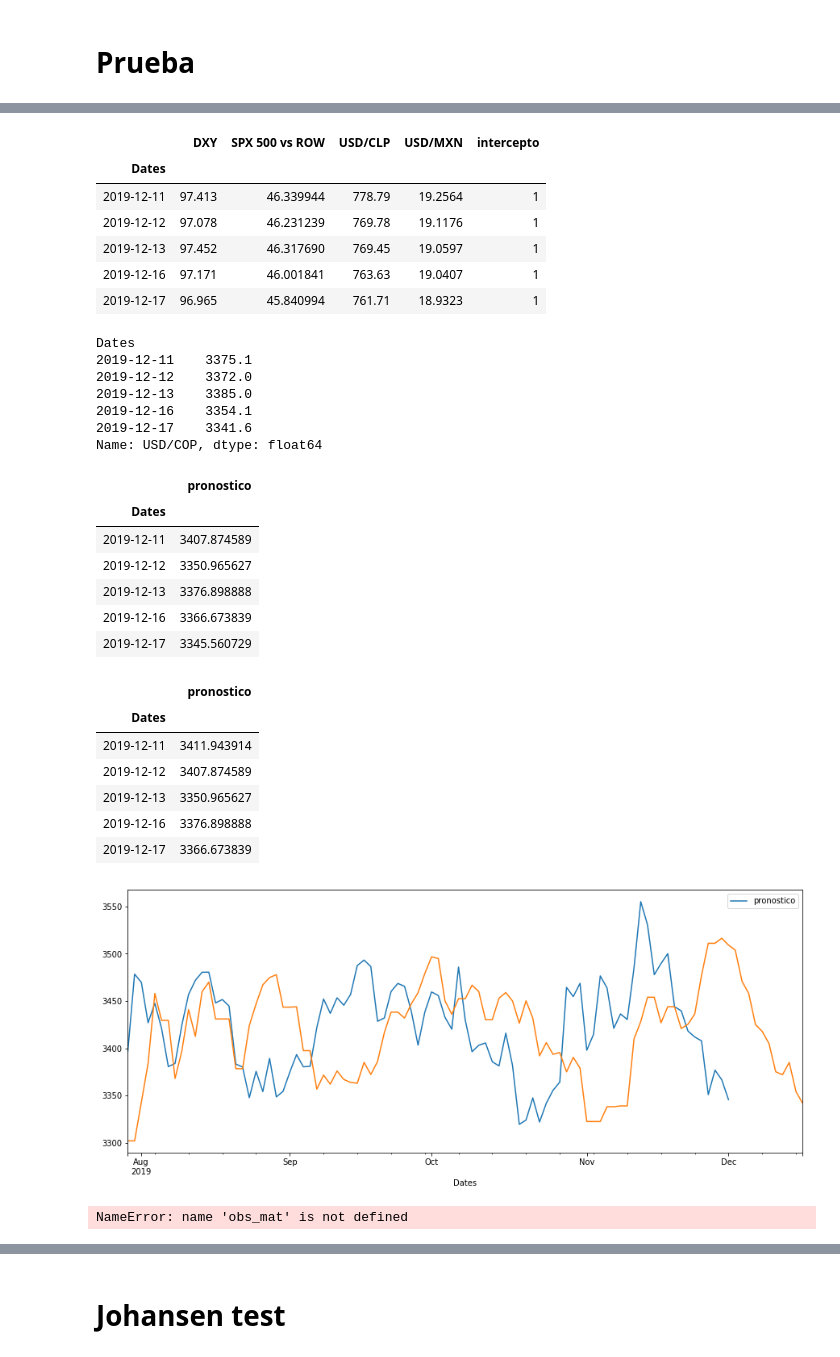
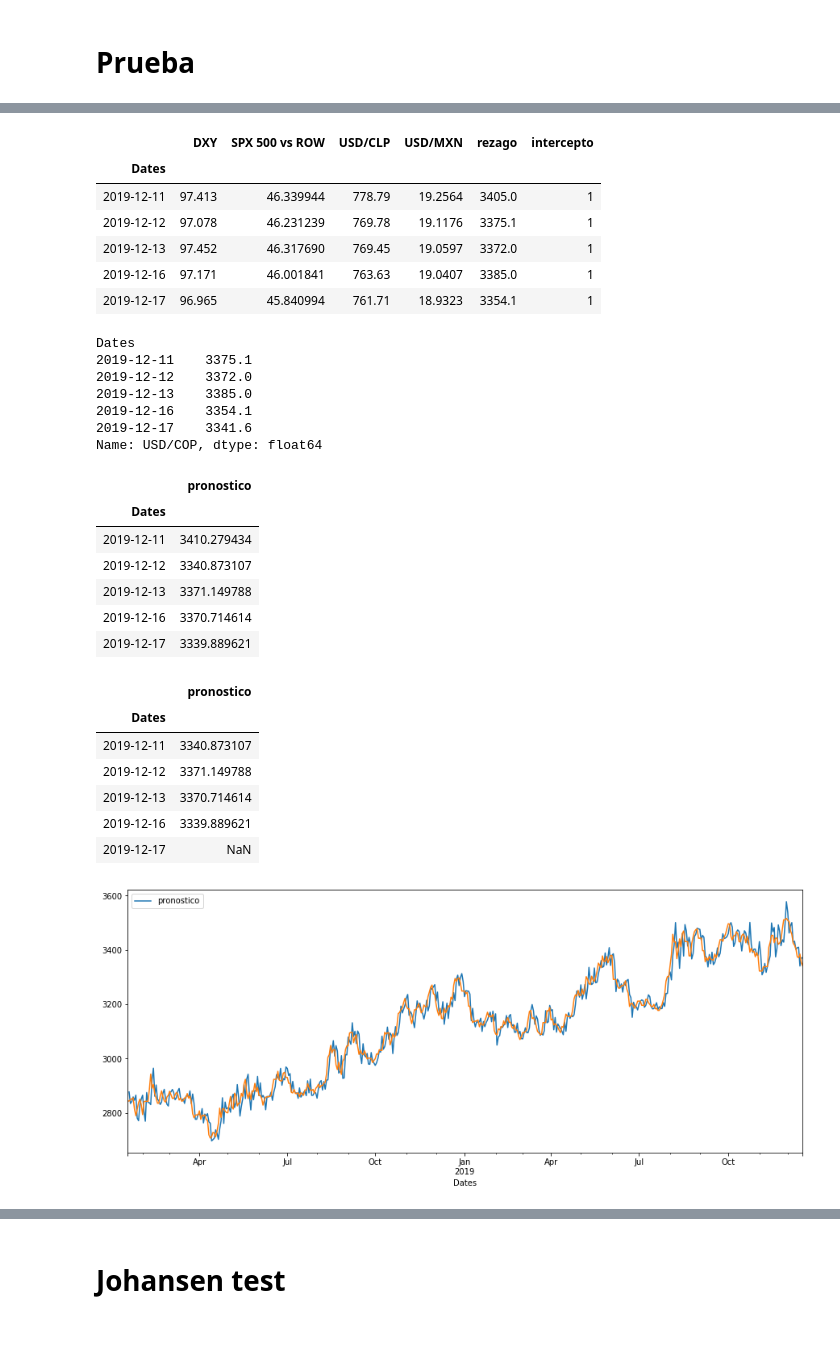
Before and after one commit to jdsuarez10/Kalman-Filter-Multivariado, a Jupyter notebook: Multivariate Kalman Filter - v2.ipynb, the cells around one changed output, grey strips where cells are left out. Cells and saved outputs as stored; diff of their text form; code cells hidden in the pictures.

```diff
--- a/Multivariate Kalman Filter - v2.ipynb
+++ b/Multivariate Kalman Filter - v2.ipynb
@@ -356,7 +356,7 @@ df_2=base[activos].shift(1)
 df=pd.DataFrame(base['USD/COP'])
 df=df.join(df_2).bfill()
 
-#f["rezago"]=base["USD/COP"].shift(1)
+df["rezago"]=base["USD/COP"].shift(1)
 # %%
 df.head()
 # %% [output]
@@ -435,7 +435,7 @@ len(base)
 # %% [output]
 1847
 # %%
-prueba=100
+prueba=1400
 betas_out=pd.DataFrame()
 for i in range(0,prueba+1):
     df_betas=(df[:len(df)-prueba+i])
@@ -497,15 +491,18 @@ betas.tail()
+# %%
+betas=betas[['DXY', 'SPX 500 vs ROW', 'USD/CLP', 'USD/MXN', 'rezago','intercept']]
 # %%
-precios_prueba=pd.DataFrame(base[betas.columns[:-1]])[betas_out.index[0]:].shift()
+precios_prueba=pd.DataFrame(df[betas.columns[:-1]])[betas_out.index[0]:]
+
 precios_prueba["intercepto"]=1
 precios_prueba.tail()
 # %% [output]
-|  | DXY | SPX 500 vs ROW | USD/CLP | USD/MXN | intercepto |
-| Dates |  |  |  |  |  |
-| 2019-12-11 | 97.413 | 46.339944 | 778.79 | 19.2564 | 1 |
-| 2019-12-12 | 97.078 | 46.231239 | 769.78 | 19.1176 | 1 |
-| 2019-12-13 | 97.452 | 46.317690 | 769.45 | 19.0597 | 1 |
-| 2019-12-16 | 97.171 | 46.001841 | 763.63 | 19.0407 | 1 |
-| 2019-12-17 | 96.965 | 45.840994 | 761.71 | 18.9323 | 1 |
+|  | DXY | SPX 500 vs ROW | USD/CLP | USD/MXN | rezago | intercepto |
+| Dates |  |  |  |  |  |  |
+| 2019-12-11 | 97.413 | 46.339944 | 778.79 | 19.2564 | 3405.0 | 1 |
+| 2019-12-12 | 97.078 | 46.231239 | 769.78 | 19.1176 | 3375.1 | 1 |
+| 2019-12-13 | 97.452 | 46.317690 | 769.45 | 19.0597 | 3372.0 | 1 |
+| 2019-12-16 | 97.171 | 46.001841 | 763.63 | 19.0407 | 3385.0 | 1 |
+| 2019-12-17 | 96.965 | 45.840994 | 761.71 | 18.9323 | 3354.1 | 1 |
 # %%
 base['USD/COP'][:].tail()
 # %% [output]
@@ -522,28 +519,25 @@ pronostico.tail()
 # %% [output]
 |  | pronostico |
 | Dates |  |
-| 2019-12-11 | 3407.874589 |
-| 2019-12-12 | 3350.965627 |
-| 2019-12-13 | 3376.898888 |
-| 2019-12-16 | 3366.673839 |
-| 2019-12-17 | 3345.560729 |
+| 2019-12-11 | 3410.279434 |
+| 2019-12-12 | 3340.873107 |
+| 2019-12-13 | 3371.149788 |
+| 2019-12-16 | 3370.714614 |
+| 2019-12-17 | 3339.889621 |
 # %%
-pronostico[-300:].shift(1).tail()
+pronostico[-300:].shift(-1).tail()
 # %% [output]
 |  | pronostico |
 | Dates |  |
-| 2019-12-11 | 3411.943914 |
-| 2019-12-12 | 3407.874589 |
-| 2019-12-13 | 3350.965627 |
-| 2019-12-16 | 3376.898888 |
-| 2019-12-17 | 3366.673839 |
+| 2019-12-11 | 3340.873107 |
+| 2019-12-12 | 3371.149788 |
+| 2019-12-13 | 3370.714614 |
+| 2019-12-16 | 3339.889621 |
+| 2019-12-17 | NaN |
 # %%
-(pronostico[:].shift(-11)).plot(figsize=(15,6))
-base['USD/COP'][-len(pronostico):].plot(figsize=(15,6))
+grph=pronostico[-500:]
+(grph.shift()).plot(figsize=(15,6))
+base['USD/COP'][-len(grph):].plot(figsize=(15,6))
 plt.show()
 # %% [output]
-[figure, old version]
+[figure, new version]
-# %%
-obs_mat[1]
-# %% [output]
-NameError: name 'obs_mat' is not defined
```
Also changed, not shown: parts of 15 cells of this notebook.
